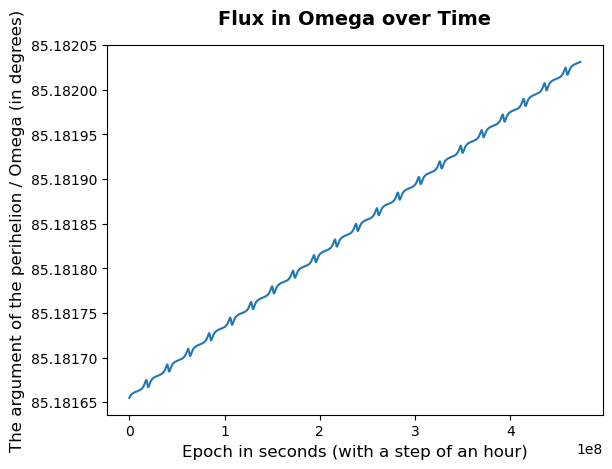
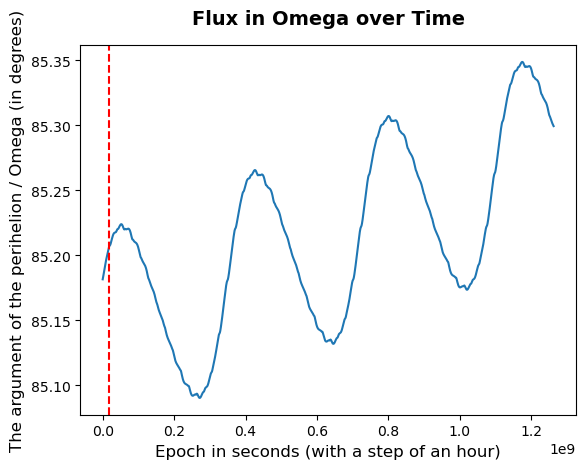
Unified diff of the notebook cell whose output changed from the first chart to the second:
--- before
+++ after
@@ -1,4 +1,4 @@
 plt.plot(epochs, np.degrees(omega_values))
-#plt.axvline(18838800.0, color='red', linestyle='--', linewidth=1.5)
+plt.axvline(18838800.0, color='red', linestyle='--', linewidth=1.5)
 
 plt.ticklabel_format(style='plain', axis='y', useOffset=False)

Commit: Jupiter's effect tested on TU3